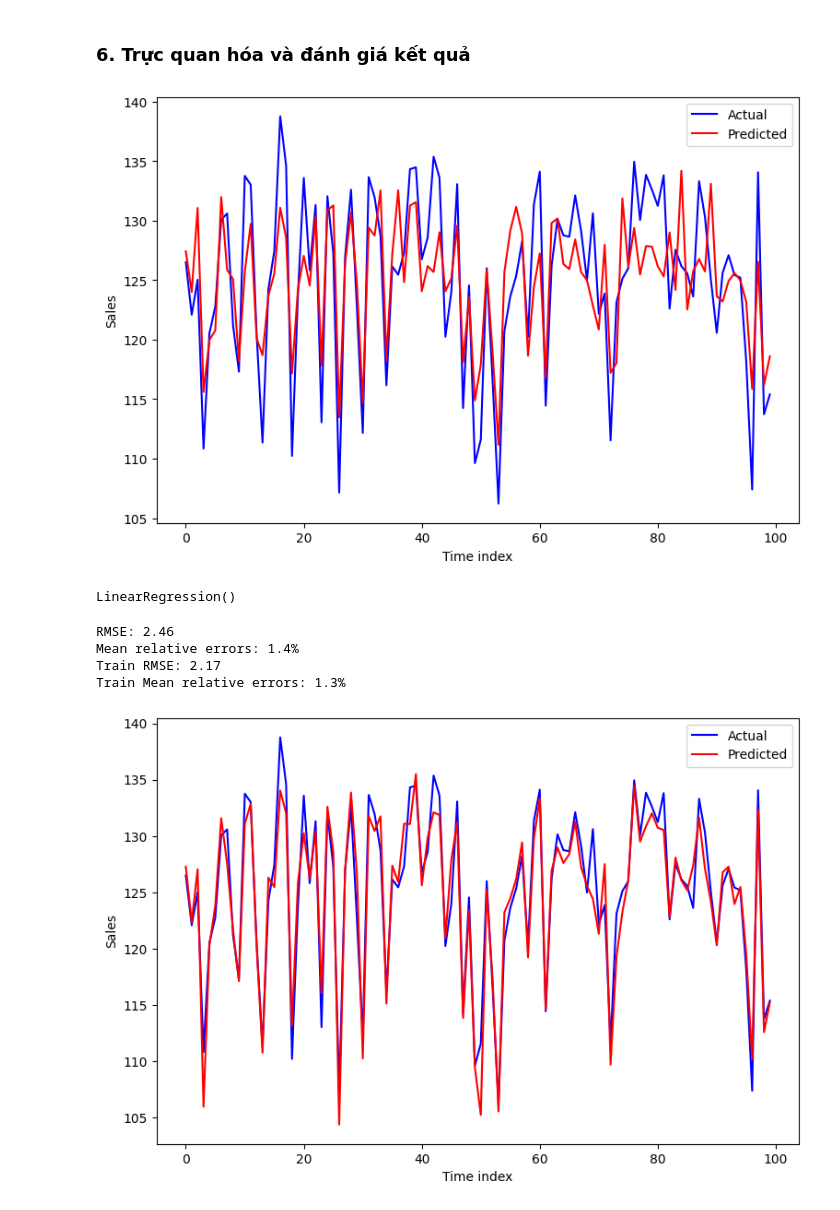
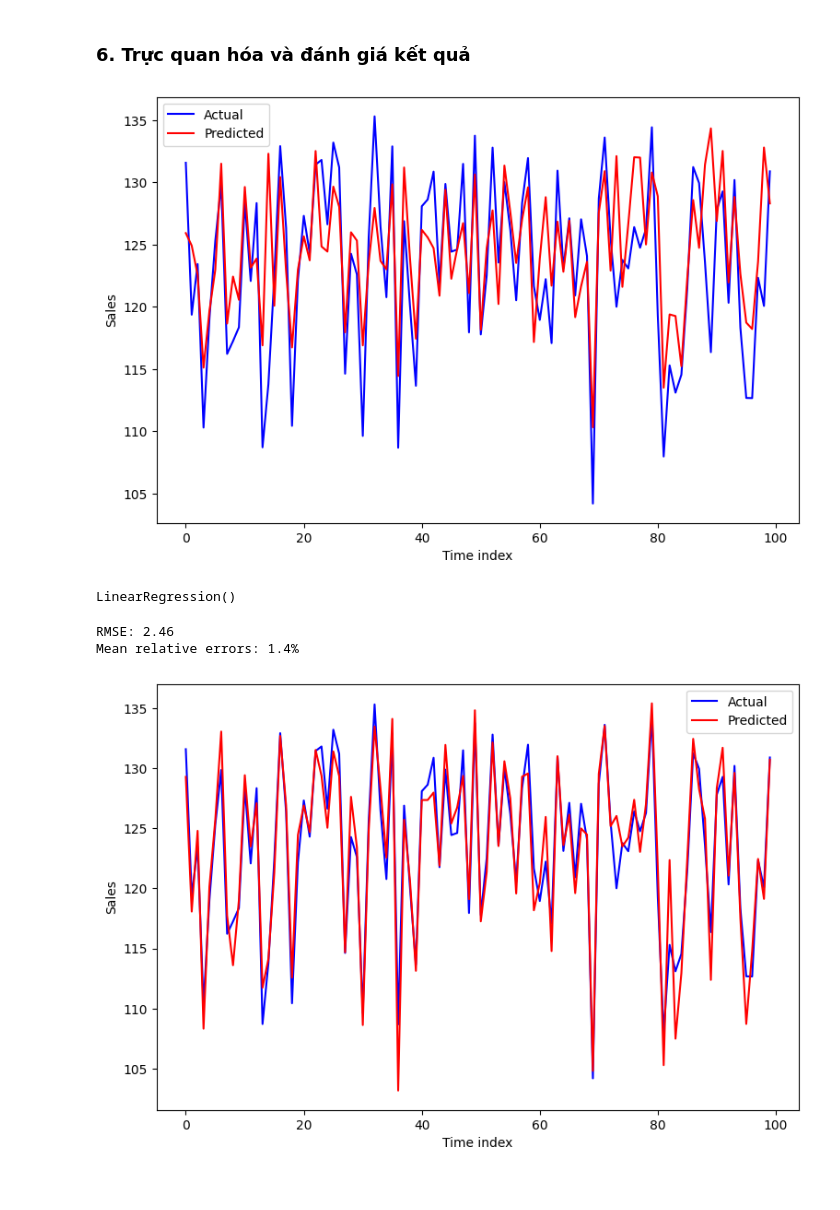
Before and after one commit to duan123-h/hoc-may-giua-ky, a Jupyter notebook: Lab1-noise-LR.ipynb, the cells around one changed output. Saved outputs shown, nothing was run; the diff lists cells and outputs as text; code cells hidden in the pictures.

```diff
--- a/Lab1-noise-LR.ipynb
+++ b/Lab1-noise-LR.ipynb
@@ -81,16 +81,16 @@ Mean relative errors: 3.3%
 # %% [markdown]
 ### 6. Trực quan hóa và đánh giá kết quả
 # %%
-y_pred_train = model1.predict(X_train)
+y_pred_test = model1.predict(X_test)
 plt.figure(figsize=(9,6))
-plt.plot(y_train[:100], color='blue', label='Actual')
-plt.plot(y_pred_train[:100], color='red', label='Predicted')
+plt.plot(y_test[:100], color='blue', label='Actual')
+plt.plot(y_pred_test[:100], color='red', label='Predicted')
 plt.xlabel('Time index')
 plt.ylabel('Sales')
 plt.legend()
 plt.show()
 # %% [output]
-[figure, old version]
+[figure, new version]
 # %%
 def get_interactions(X):
     n_samples, n_features = X.shape
@@ -135,22 +135,17 @@ LinearRegression()
 y_pred_test = model3.predict(X_features2)
 print ('RMSE: {:.2f}'.format(np.sqrt(mean_squared_error(y_test, y_pred_test))))
 print ('Mean relative errors: {:.1f}%'.format(relative_error(y_test, y_pred_test)))
-y_pred_train = model3.predict(X_features1)
-print ('Train RMSE: {:.2f}'.format(np.sqrt(mean_squared_error(y_train, y_pred_train))))
-print ('Train Mean relative errors: {:.1f}%'.format(relative_error(y_train, y_pred_train)))
 # %% [output]
 RMSE: 2.46
 Mean relative errors: 1.4%
-Train RMSE: 2.17
-Train Mean relative errors: 1.3%
 # %%
-y_pred_train = model3.predict(X_features1)
+y_pred_test = model3.predict(X_features2)
 plt.figure(figsize=(9,6))
-plt.plot(y_train[:100], color='blue', label='Actual')
-plt.plot(y_pred_train[:100], color='red', label='Predicted')
+plt.plot(y_test[:100], color='blue', label='Actual')
+plt.plot(y_pred_test[:100], color='red', label='Predicted')
 plt.xlabel('Time index')
 plt.ylabel('Sales')
 plt.legend()
 plt.show()
 # %% [output]
-[figure, old version]
+[figure, new version]
```
